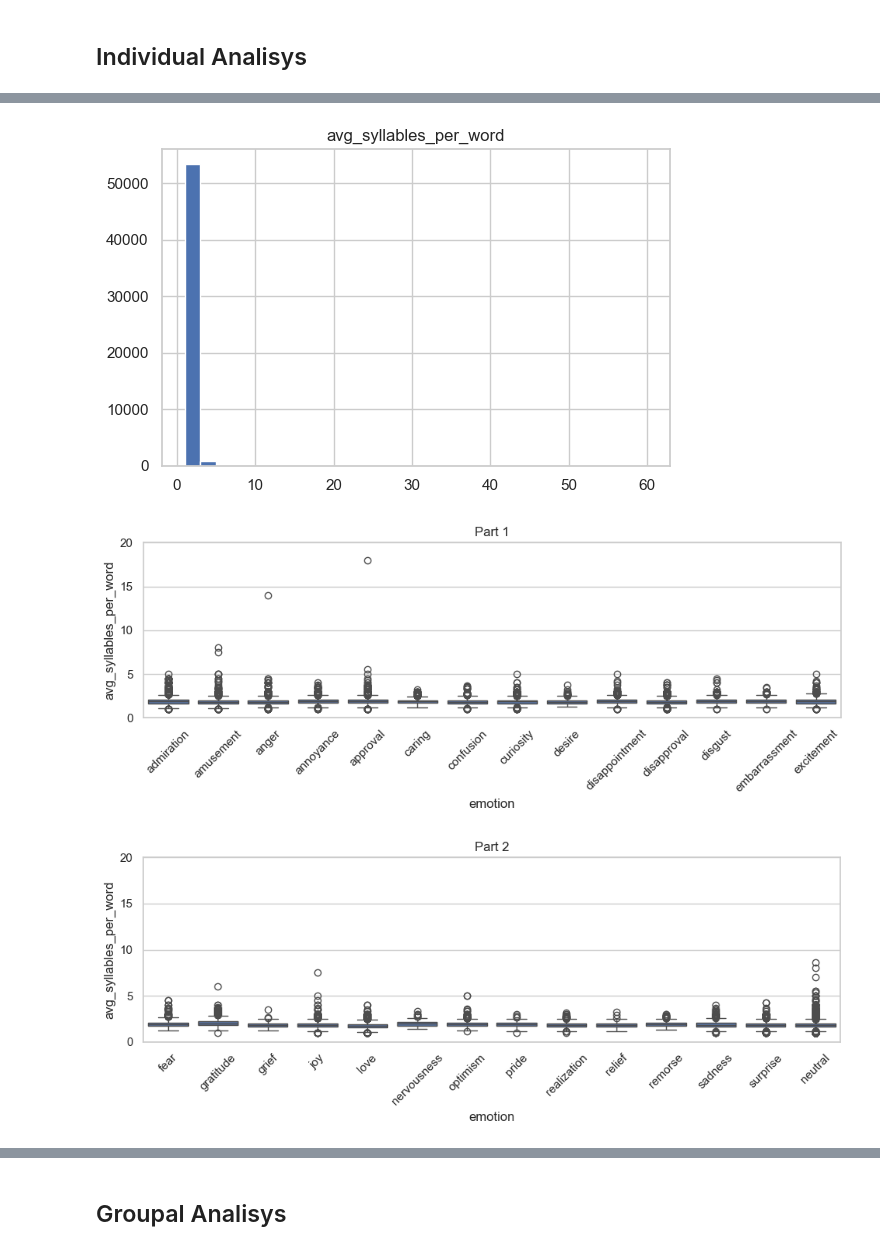
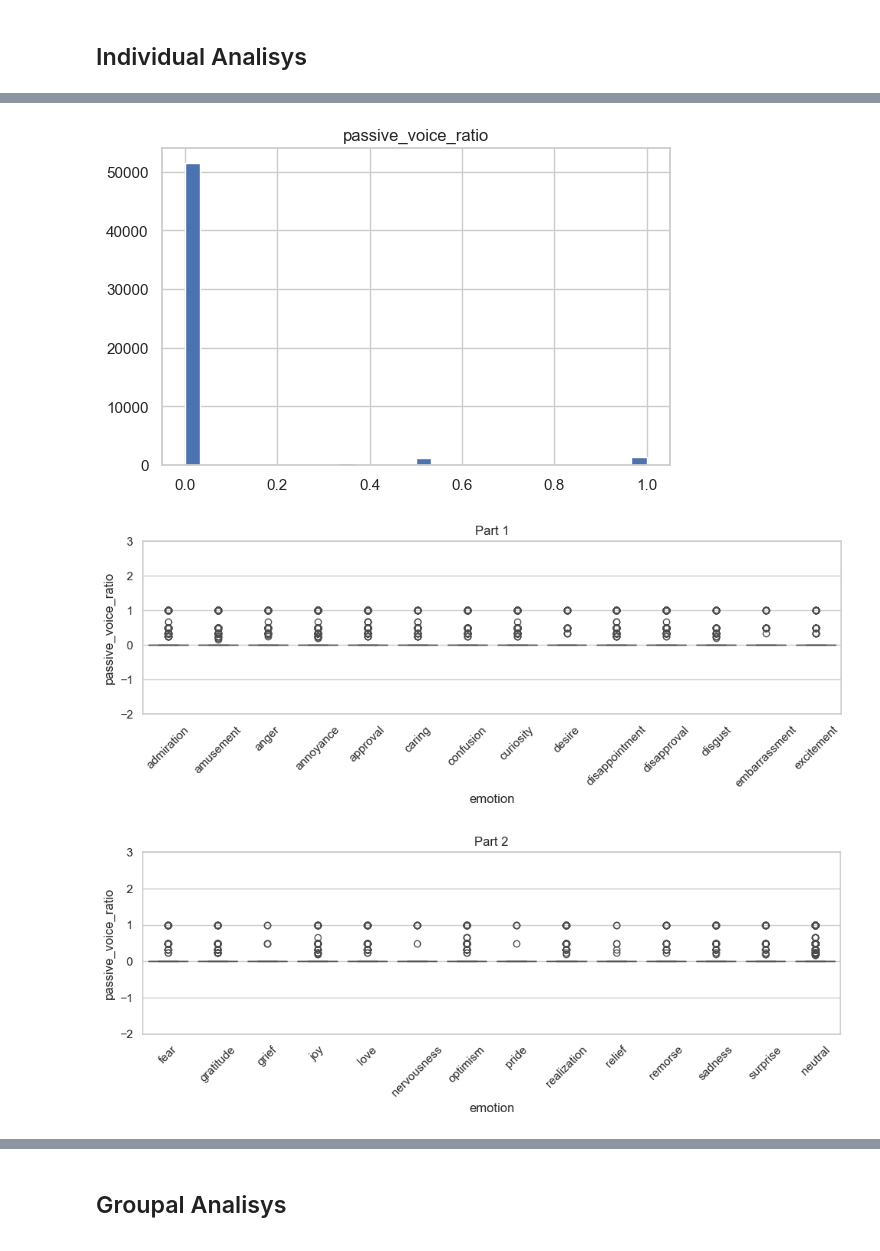
Before and after one commit to LuanBarbs/tcc-emotion-detection-nlp, a Jupyter notebook: src/analyse_linguistic_features.ipynb, the cells around one changed output, grey strips where cells are left out. Cells and saved outputs as stored; diff of their text form; code cells hidden in the pictures.

```diff
--- a/src/analyse_linguistic_features.ipynb
+++ b/src/analyse_linguistic_features.ipynb
@@ -42,7 +42,7 @@ emotion_cols = [
     'pride','realization','relief','remorse','sadness','surprise','neutral'
 ]
 
-feature = ['avg_syllables_per_word']
+feature = ['passive_voice_ratio']
 # %% [markdown]
 ## Individual Analisys
 # %%
@@ -63,40 +63,40 @@ df[feature].hist(bins=30, figsize=(6,4))
 plt.tight_layout()
 plt.show()
 # %% [output]
-[figure, old version]
+[figure, new version]
 # %%
 df_long = df.melt(
     id_vars=feature,
     value_vars=emotion_cols,
     var_name='emotion',
     value_name='label'
 )
 
 df_long = df_long[df_long['label'] == 1]
 
-y_min = 0.0
-y_max = 20.0
+y_min = -2.0
+y_max = 3.0
 
 chunks = np.array_split(emotion_cols, 2)
 
 for i, chunk in enumerate(chunks):
     plt.figure(figsize=(10,4))
 
     sns.boxplot(
         data=df_long[df_long['emotion'].isin(chunk)],
         x='emotion',
         y=feature[0]
     )
 
     plt.ylim(y_min, y_max)
 
     plt.xticks(rotation=45)
     plt.title(f'Part {i+1}')
     plt.tight_layout()
     plt.show()
 # %% [output]
-[figure, old version]
+[figure, new version]
-[figure, old version]
+[figure, new version]
 # %%
 emotion_means = df_long.groupby('emotion')[feature].mean()
 emotion_means_z = (emotion_means - emotion_means.mean()) / emotion_means.std()
```
Also changed, not shown: parts of 9 cells of this notebook, 1 other file.
